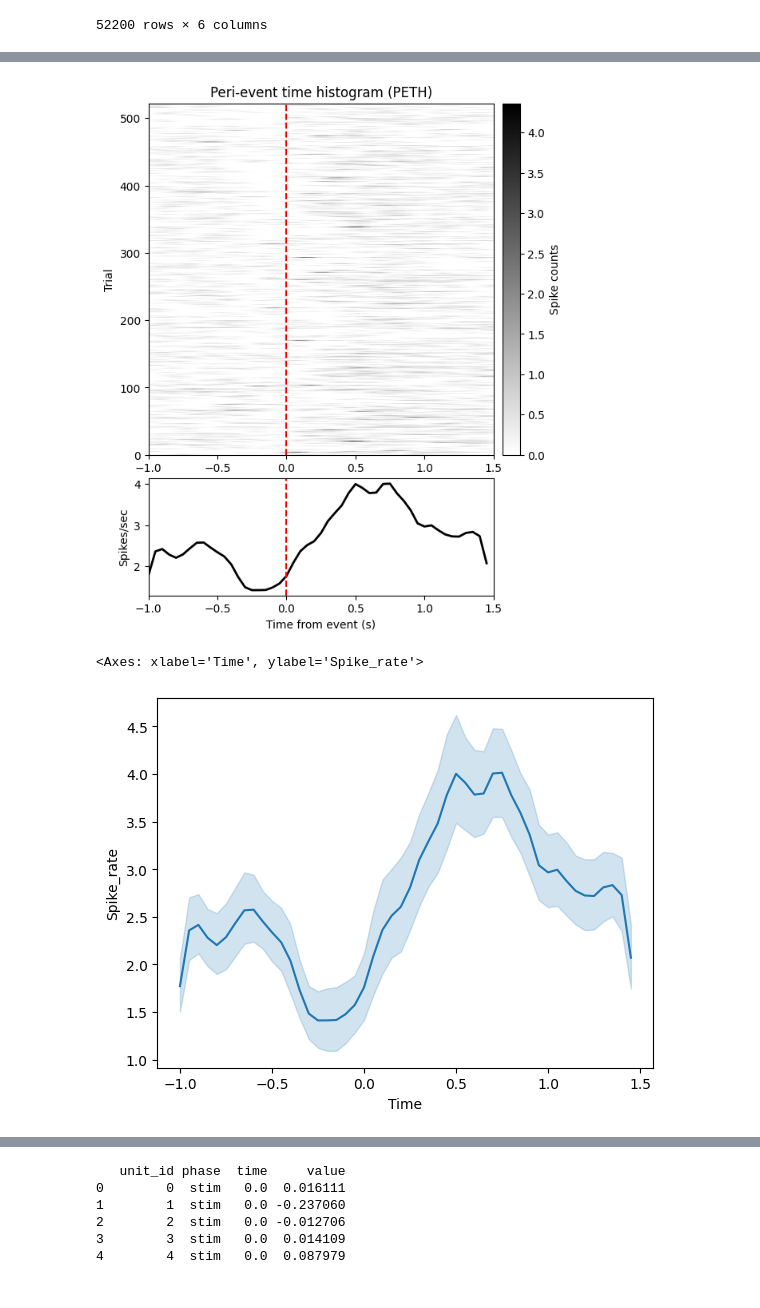
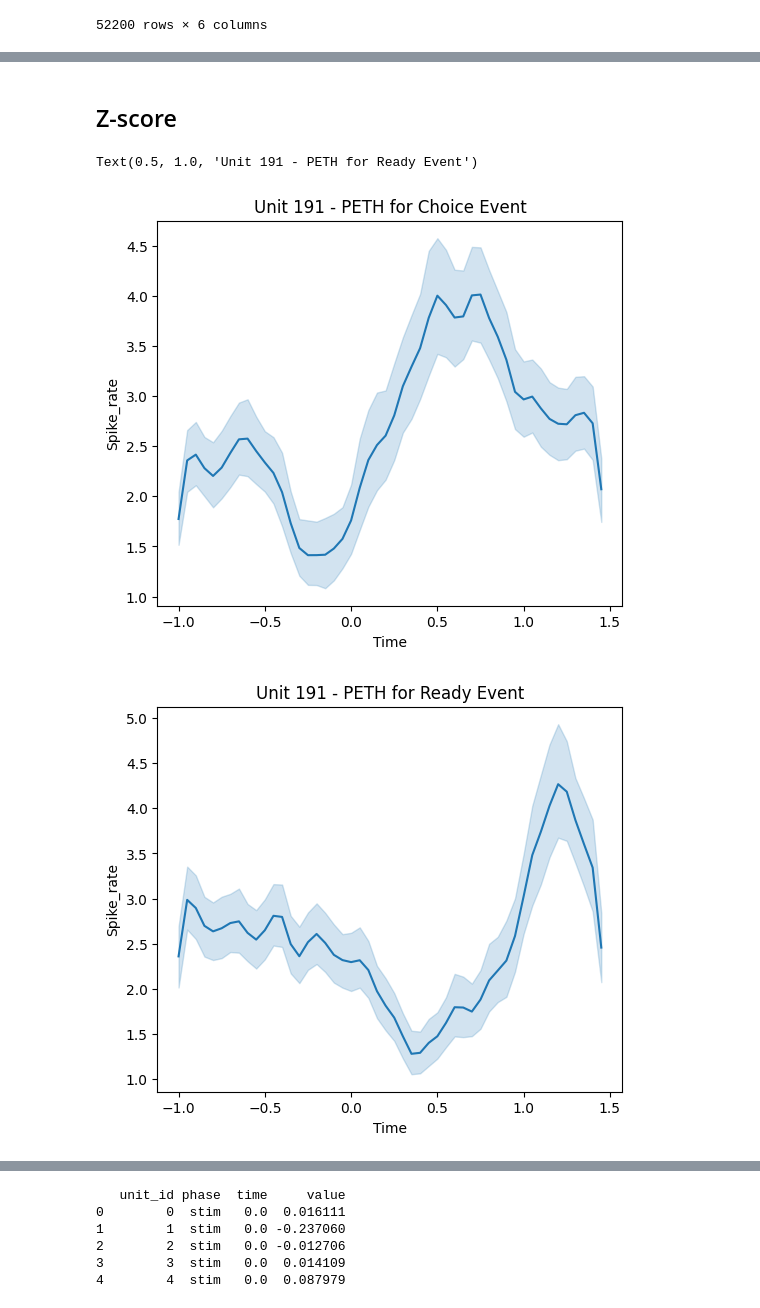
Before and after one commit to NeuralDynamics-Tamagawa/tc2025_shysgmt, a Jupyter notebook: notebook/spike_analysis.ipynb, the cells around one changed output, grey strips where cells are left out. Cells and saved outputs as stored; diff of their text form; code cells hidden in the pictures.

```diff
--- a/notebook/spike_analysis.ipynb
+++ b/notebook/spike_analysis.ipynb
@@ -253,25 +317,51 @@ plt.xlim([-1, 3])
+# %% [markdown]
+## Z-score
 # %%
 unit_id = unit_ids[100]
-event_time = behv_time['choice']
 spike_time = sorting.get_unit_spike_train(unit_id=unit_id)/sampling_rate
 
+
+# Compute PETH for 'choice' event
+event_time = behv_time['choice']
+peth = spikes.compute_peth_array(
+spike_times=spike_time,
+    event_times=event_time,
+    bin_size=0.05,
+    time_window=[-1, 1.5])
+
+peth_smooth = spikes.compute_peth_smooth(peth, sigma_sec=0.05)
+peth_fr = spikes.compute_peth_fr(peth_smooth)
+peth_df = spikes.peth_to_longdf(peth_fr)
+
+plt.figure(figsize=(6, 5))
+sns.lineplot(
+    data=peth_df,
+    x='Time',
+    y='Spike_rate',
+)
+plt.title(f'Unit {unit_id} - PETH for Choice Event')
+
+
+# Compute PETH for 'ready' event
+event_time = behv_time['ready']
 peth = spikes.compute_peth_array(
     spike_times=spike_time,
     event_times=event_time,
     bin_size=0.05,
     time_window=[-1, 1.5])
 
 peth_smooth = spikes.compute_peth_smooth(peth, sigma_sec=0.05)
 peth_fr = spikes.compute_peth_fr(peth_smooth)
 peth_df = spikes.peth_to_longdf(peth_fr)
 
-spikes.plot_peth(peth_smooth)
+plt.figure(figsize=(6, 5))
 sns.lineplot(
     data=peth_df,
     x='Time',
     y='Spike_rate',
 )
+plt.title(f'Unit {unit_id} - PETH for Ready Event')
 # %% [output]
+Text(0.5, 1.0, 'Unit 191 - PETH for Ready Event')
-[figure, old version]
+[figure, new version]
-<Axes: xlabel='Time', ylabel='Spike_rate'>
-[figure, old version]
+[figure, new version]
```
Also changed, not shown: parts of 17 cells of this notebook, 1 other file.
